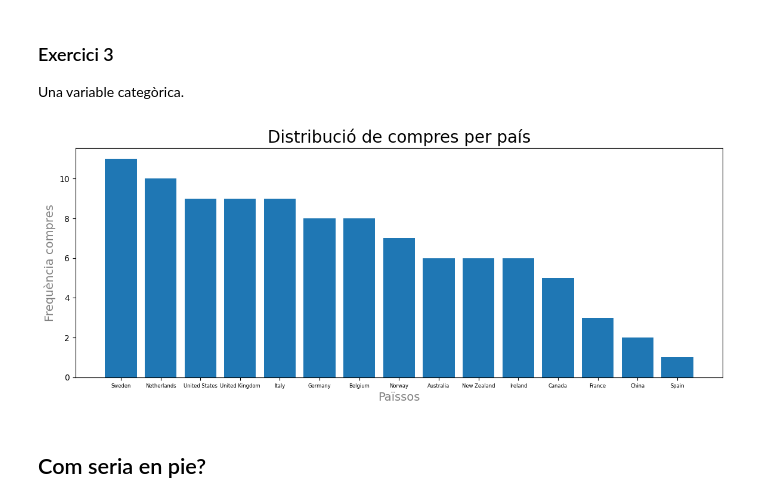
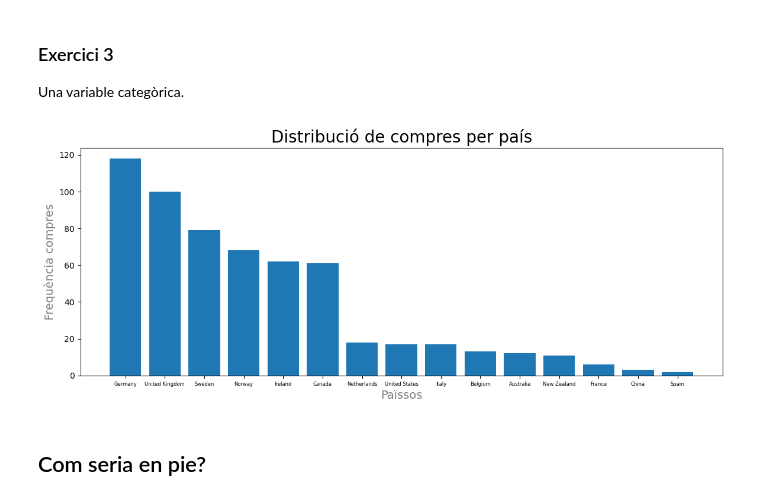
Before and after one commit to PauFernandezRipolles/SPRINT-8.1, a Jupyter notebook: SPRINT 8.1.ipynb, the cells around one changed output. Saved outputs shown, nothing was run; the diff lists cells and outputs as text; code cells hidden in the pictures.

```diff
--- a/SPRINT 8.1.ipynb
+++ b/SPRINT 8.1.ipynb
@@ -76,18 +76,18 @@ El fet que hi hagui poca diversitat de pesos de producte, ja que es una mostra p
 ### Exercici 3
 Una variable categòrica.
 # %%
-consulta="SELECT country FROM companies"
+consulta="SELECT country , business_id FROM companies JOIN transactions ON transactions.business_id = companies.company_id"
 df= pd.read_sql(consulta,conexió)
 compteig_country= df["country"].value_counts()
 plt.figure(figsize=(14,5))
 plt.bar(compteig_country.index, compteig_country.values)
 plt.title("Distribució de compres per país", fontsize=20 )
 plt.xlabel("Païssos",fontsize = 14,color ='grey')
 plt.ylabel("Frequència compres", fontsize = 14,color ='grey')
 plt.xticks(fontsize=6)
 plt.show()
 # %% [output]
-[figure, old version]
+[figure, new version]
 # %% [markdown]
 ## Com seria en pie?
 # %%
```
